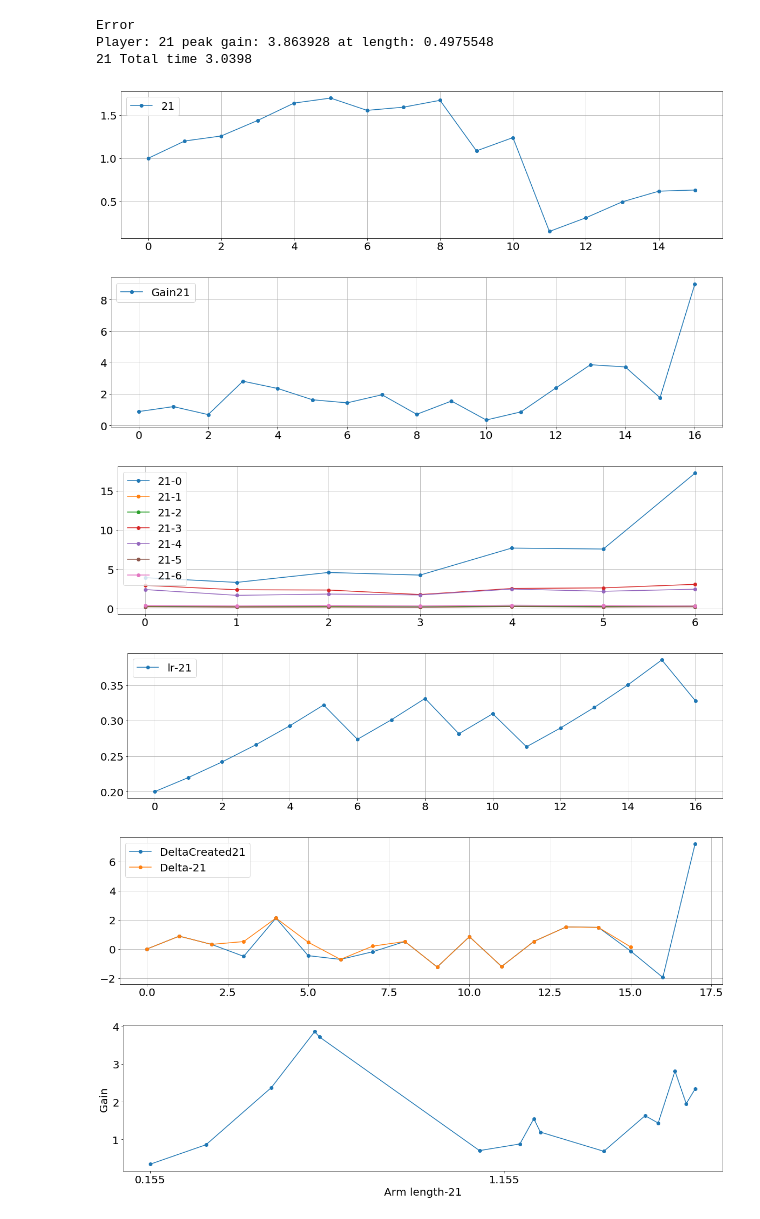
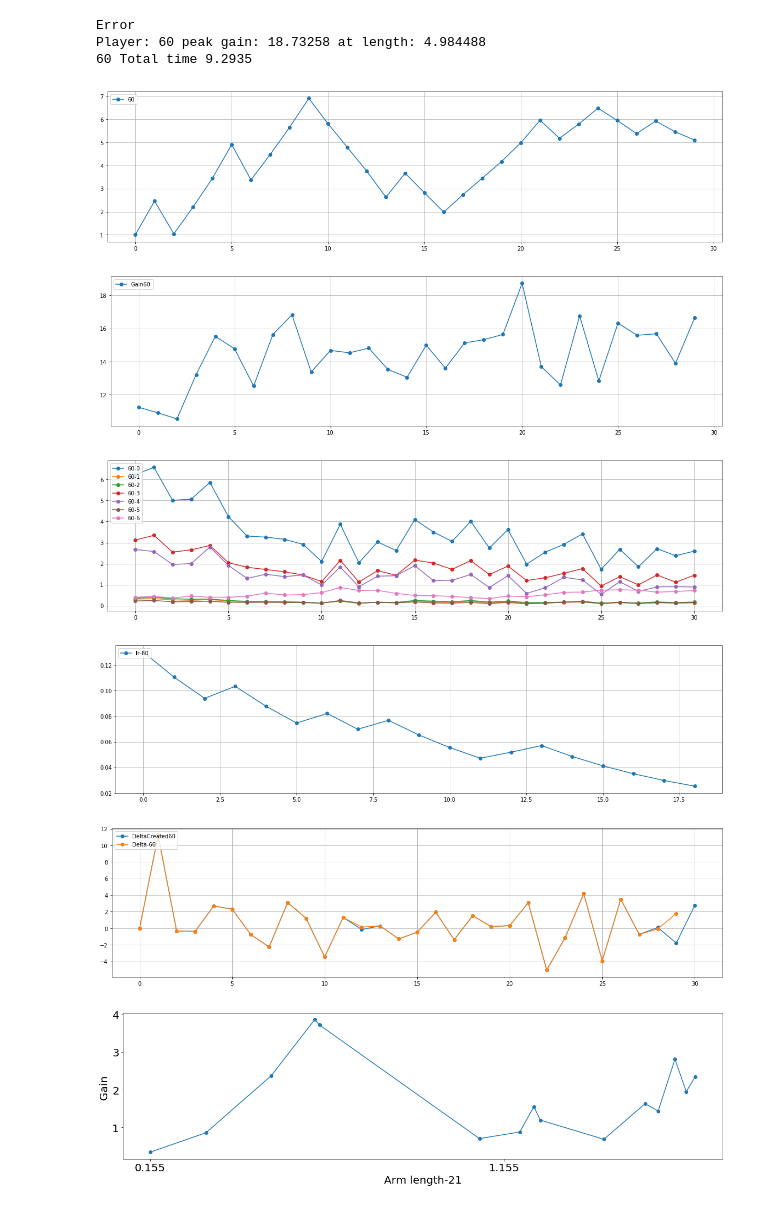
Before and after one commit to AndreeaStefan/SmartuistWrapper, a Jupyter notebook: evaluation/PlotResults.ipynb, the cells around one changed output. Drawn from its saved outputs; the diff is of its cells as text; code cells hidden in the pictures.

```diff
--- a/evaluation/PlotResults.ipynb
+++ b/evaluation/PlotResults.ipynb
@@ -122,11 +122,11 @@ def inter(x,y, points):
 # player 8 = change effort
 # player 9 = same as 8
 
-batchSize = 8
-players = [ 21]
-pathA = "E:\\Andreea\\Projects\\Git\\SmartsuitWrapper\\SmartuistWrapper\\tapResultParticipants.csv"
+batchSize = 10
+players = [ 60]
+path1 = "E:\\Andreea\\Master\\Thesis\\Git\\TheOne\\SmartuistWrapper\\tapResult.csv"
 pathATest = "E:\\Andreea\\Projects\\Git\\SmartsuitWrapper\\SmartuistWrapper\\tapResult.csv"
-pathStatsATest = "E:\\\\Andreea\\\\Projects\\\\Git\\\\SmartsuitWrapper\\\\SmartuistWrapper\\\\GradientStats.csv"
+pathStatsATest = "E:\\Andreea\\Master\\Thesis\\Git\\TheOne\\SmartuistWrapper\\GradientStats.csv"
 pathStatsA = "E:\\\\Andreea\\\\Projects\\\\Git\\\\SmartsuitWrapper\\\\SmartuistWrapper\\\\GradientStatsParticipants.csv"
 
 pathH = "C:\\Users\\huber\\OneDrive\\Dokumenty\\thesis-hubert\\unity\\SmartuistWrapper\\tapResultParticipants.csv"
@@ -138,10 +138,10 @@ maxGain = 0
 
 # read tap results / player
 # results = readFromFile(pathH, 0)
-results = readFromFile(pathHTest, 0)
+results = readFromFile(path1, 0)
 # read gradient results / player
 # gradientStats = readFromFile(pathStatsH, 1)
-gradientStats = readFromFile(pathStatsHTest, 1)
+gradientStats = readFromFile(pathStatsATest, 1)
 
 for p in players:
     tmp = results[p]
@@ -196,40 +196,40 @@ for p in players:
     z = 0
     x = list(range(0, len(bodyParts[0])-2))
     for a in bodyParts:
         if z in [0,1,2,3,4,5,6]:
             plt.plot(x,a[:len(a)-2], 'o-', label= str(p) + "-" + str(z))
         z = z + 1
 
     plt.legend(loc='upper left')
     plt.grid(True)
     plt.show()
 
 # plot learning rate
 plotOneResult(players, gradientStats, 6, "lr-")
 
 
 for p in players:
     tmp = gradientStats[p]
     gain = [0]
     prevGain = [0]
     for words in tmp:
         gain.append(float(words[5]))
         prevGain.append(float(words[4]))
     delta = np.array(gain) - np.array(prevGain)
     x = list(range(0, len(delta)))
     plt.plot(x, delta, 'o-', label="DeltaCreated"+str(p))
 
 # plot delta
 plotOneResult(players, results, 30, "Delta-")
 # %% [output]
 Error
-Player: 21 peak gain: 3.863928 at length: 0.4975548
-21 Total time 3.0398
+Player: 60 peak gain: 18.73258 at length: 4.984488
+60 Total time 9.2935
-[figure, old version]
+[figure, new version]
-[figure, old version]
+[figure, new version]
-[figure, old version]
+[figure, new version]
-[figure, old version]
+[figure, new version]
-[figure, old version]
+[figure, new version]
 # %%
 from scipy.interpolate import make_interp_spline, BSpline, pchip
 
```
Also changed, not shown: 13 other files.
